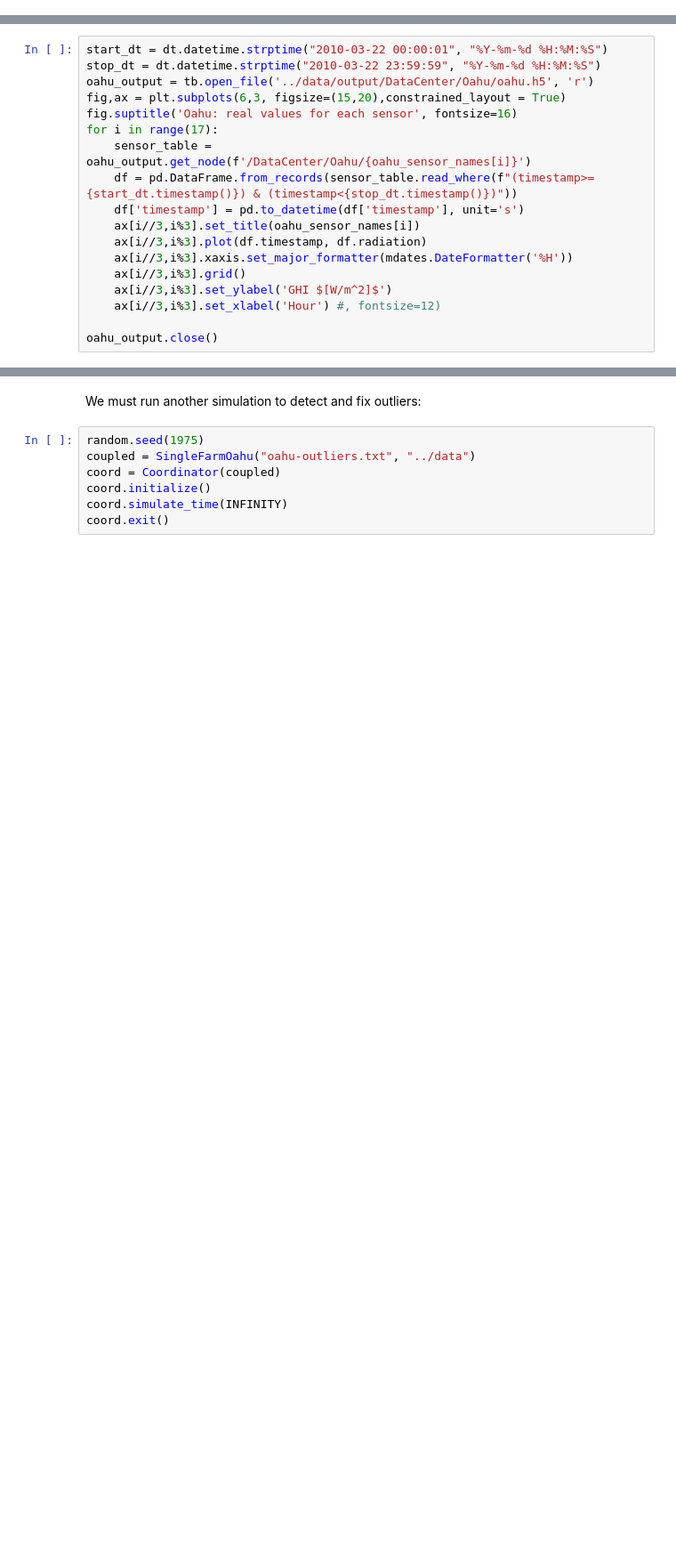
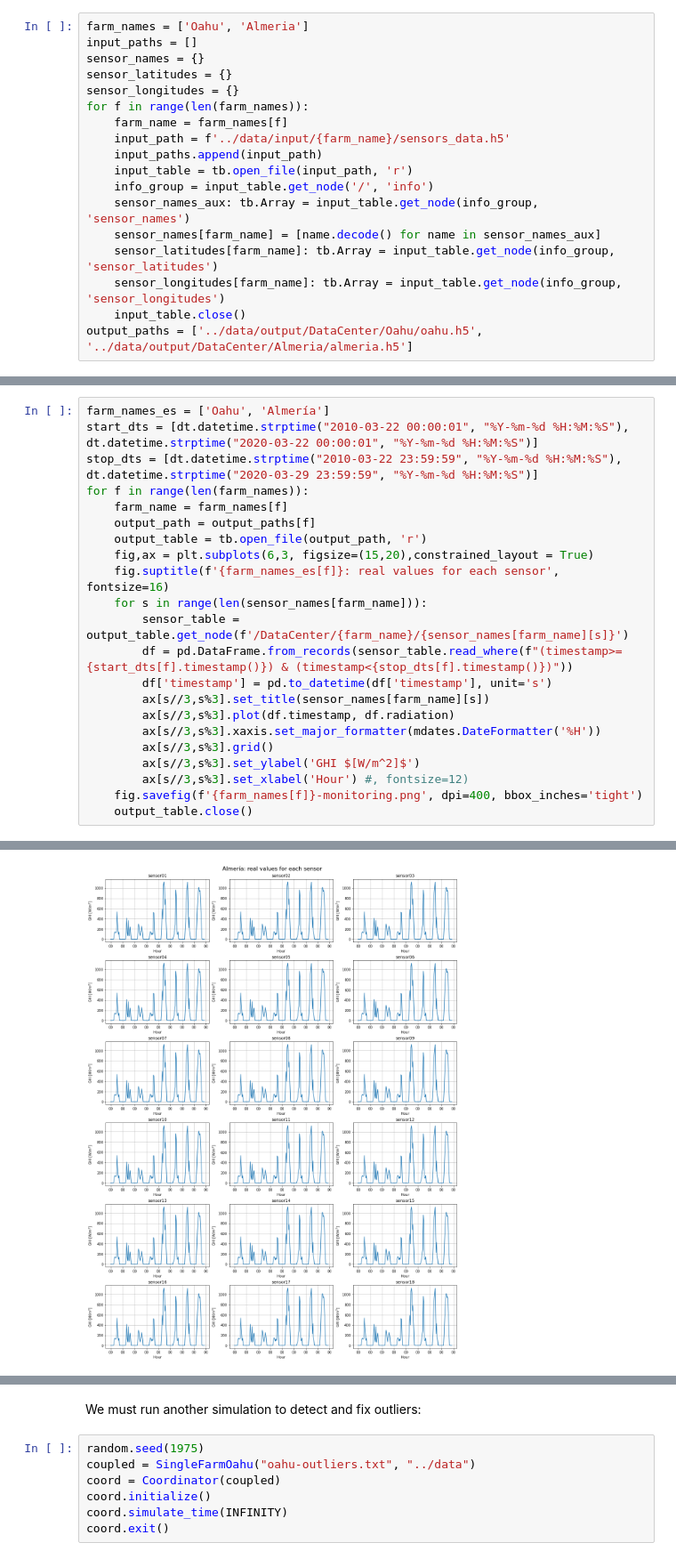
Before and after one commit to jlrisco/caide, a Jupyter notebook: notebooks/caide-results.ipynb, the cells around one changed output, grey strips where cells are left out. Shown at 89% size. Cells and saved outputs as stored; diff of their text form; blank space fills up the shorter version.

```diff
--- a/notebooks/caide-results.ipynb
+++ b/notebooks/caide-results.ipynb
@@ -1 +15,19 @@
+# %%
+farm_names = ['Oahu', 'Almeria']
+input_paths = []
+sensor_names = {}
+sensor_latitudes = {}
+sensor_longitudes = {}
+for f in range(len(farm_names)):
+    farm_name = farm_names[f]
+    input_path = f'../data/input/{farm_name}/sensors_data.h5'
+    input_paths.append(input_path)
+    input_table = tb.open_file(input_path, 'r')
+    info_group = input_table.get_node('/', 'info')
+    sensor_names_aux: tb.Array = input_table.get_node(info_group, 'sensor_names')
+    sensor_names[farm_name] = [name.decode() for name in sensor_names_aux]
+    sensor_latitudes[farm_name]: tb.Array = input_table.get_node(info_group, 'sensor_latitudes')
+    sensor_longitudes[farm_name]: tb.Array = input_table.get_node(info_group, 'sensor_longitudes')
+    input_table.close()
+output_paths = ['../data/output/DataCenter/Oahu/oahu.h5', '../data/output/DataCenter/Almeria/almeria.h5']
 # %% [markdown]
@@ -30,20 +35,25 @@ almeria_input.close()
 # %%
-start_dt = dt.datetime.strptime("2010-03-22 00:00:01", "%Y-%m-%d %H:%M:%S")
-stop_dt = dt.datetime.strptime("2010-03-22 23:59:59", "%Y-%m-%d %H:%M:%S")
-oahu_output = tb.open_file('../data/output/DataCenter/Oahu/oahu.h5', 'r')
-fig,ax = plt.subplots(6,3, figsize=(15,20),constrained_layout = True)
-fig.suptitle('Oahu: real values for each sensor', fontsize=16)
-for i in range(17):
-    sensor_table = oahu_output.get_node(f'/DataCenter/Oahu/{oahu_sensor_names[i]}')
-    df = pd.DataFrame.from_records(sensor_table.read_where(f"(timestamp>={start_dt.timestamp()}) & (timestamp<{stop_dt.timestamp()})"))
-    df['timestamp'] = pd.to_datetime(df['timestamp'], unit='s')
-    ax[i//3,i%3].set_title(oahu_sensor_names[i])
-    ax[i//3,i%3].plot(df.timestamp, df.radiation)
-    ax[i//3,i%3].xaxis.set_major_formatter(mdates.DateFormatter('%H'))
-    ax[i//3,i%3].grid()
-    ax[i//3,i%3].set_ylabel('GHI $[W/m^2]$')
-    ax[i//3,i%3].set_xlabel('Hour') #, fontsize=12)
-
-oahu_output.close()
+farm_names_es = ['Oahu', 'Almería']
+start_dts = [dt.datetime.strptime("2010-03-22 00:00:01", "%Y-%m-%d %H:%M:%S"), dt.datetime.strptime("2020-03-22 00:00:01", "%Y-%m-%d %H:%M:%S")]
+stop_dts = [dt.datetime.strptime("2010-03-22 23:59:59", "%Y-%m-%d %H:%M:%S"), dt.datetime.strptime("2020-03-29 23:59:59", "%Y-%m-%d %H:%M:%S")]
+for f in range(len(farm_names)):
+    farm_name = farm_names[f]
+    output_path = output_paths[f]
+    output_table = tb.open_file(output_path, 'r')
+    fig,ax = plt.subplots(6,3, figsize=(15,20),constrained_layout = True)
+    fig.suptitle(f'{farm_names_es[f]}: real values for each sensor', fontsize=16)
+    for s in range(len(sensor_names[farm_name])):
+        sensor_table = output_table.get_node(f'/DataCenter/{farm_name}/{sensor_names[farm_name][s]}')
+        df = pd.DataFrame.from_records(sensor_table.read_where(f"(timestamp>={start_dts[f].timestamp()}) & (timestamp<{stop_dts[f].timestamp()})"))
+        df['timestamp'] = pd.to_datetime(df['timestamp'], unit='s')
+        ax[s//3,s%3].set_title(sensor_names[farm_name][s])
+        ax[s//3,s%3].plot(df.timestamp, df.radiation)
+        ax[s//3,s%3].xaxis.set_major_formatter(mdates.DateFormatter('%H'))
+        ax[s//3,s%3].grid()
+        ax[s//3,s%3].set_ylabel('GHI $[W/m^2]$')
+        ax[s//3,s%3].set_xlabel('Hour') #, fontsize=12)
+    fig.savefig(f'{farm_names[f]}-monitoring.png', dpi=400, bbox_inches='tight')
+    output_table.close()
 # %% [output]
 [figure]
+[figure, added]
```
Also changed, not shown: parts of 15 cells of this notebook, 1 other file.
